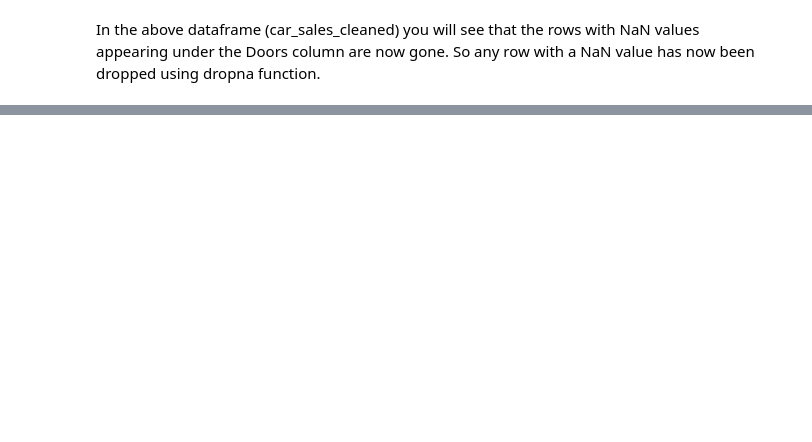
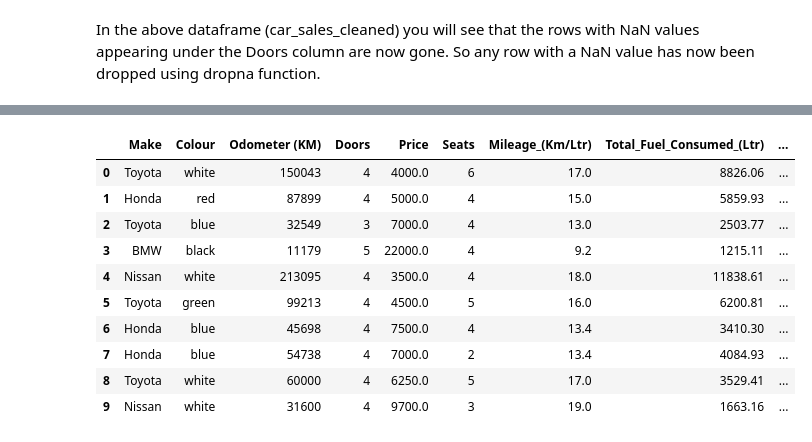
Before and after one commit to PokaYoke-Anootosh/poka_yoke_pyDojo, a Jupyter notebook: 02_Intro_to_PANDAS.ipynb, the cells around one changed output, grey strips where cells are left out. Drawn from its saved outputs; the diff is of its cells as text; code cells hidden in the pictures; blank space fills up the shorter version.

Commit message:
Updates as on 24-Oct-2026: Added more Data manipulation funnctions - create columns, calculated columns, drop columns

```diff
--- a/02_Intro_to_PANDAS.ipynb
+++ b/02_Intro_to_PANDAS.ipynb
@@ -686,0 +745,7 @@ In the above dataframe (car_sales_cleaned) you will see that the rows with NaN v
+# %%
+# Let's Add a column which calculates the Total Fuel each car has consumed based on the Odometer reading
+# and the recorded mileage/Fuel Economy it gives. So, basically we'll create a calculated column:
+
+car_sales["Total Fuel Consumed (Ltr.)"] = 1 / car_sales["Mileage_(Km/Ltr)"] * car_sales["Odometer (KM)"]
+
+car_sales
@@ -686,0 +764,8 @@ In the above dataframe (car_sales_cleaned) you will see that the rows with NaN v
+# %%
+# Ok, Let's create this same column without the spaces in the Column name.
+# So, first let's remove the old column first:
+
+car_sales = car_sales.drop(columns=["Total Fuel Consumed (Ltr.)"])
+
+car_sales
+# The last calculated column "Total Fuel Consumed (Ltr.)" has now been removed.
@@ -686,0 +784,35 @@ In the above dataframe (car_sales_cleaned) you will see that the rows with NaN v
+# %%
+# Creating back the same column with a Column name that does not have spaces with rounded figures upto 2 decimals:
+
+car_sales["Total_Fuel_Consumed_(Ltr)"] = (1 / car_sales["Mileage_(Km/Ltr)"] * car_sales["Odometer (KM)"]).round(2)
+
+# Adding the Fuel type column too...
+
+Fuel_Type = pd.Series({
+    0:"petrol",
+    1:"petrol",
+    2:"petrol",
+    3:"diesel",
+    4:"petrol",
+    5:"diesel",
+    6:"diesel",
+    7:"diesel",
+    8:"petrol",
+    9:"diesel"
+})
+
+car_sales["Fuel-type"] = Fuel_Type
+
+car_sales
+# %% [output]
+|  | Make | Colour | Odometer (KM) | Doors | Price | Seats | Mileage_(Km/Ltr) | Total_Fuel_Consumed_(Ltr) | ... |
+| 0 | Toyota | white | 150043 | 4 | 4000.0 | 6 | 17.0 | 8826.06 | ... |
+| 1 | Honda | red | 87899 | 4 | 5000.0 | 4 | 15.0 | 5859.93 | ... |
+| 2 | Toyota | blue | 32549 | 3 | 7000.0 | 4 | 13.0 | 2503.77 | ... |
+| 3 | BMW | black | 11179 | 5 | 22000.0 | 4 | 9.2 | 1215.11 | ... |
+| 4 | Nissan | white | 213095 | 4 | 3500.0 | 4 | 18.0 | 11838.61 | ... |
+| 5 | Toyota | green | 99213 | 4 | 4500.0 | 5 | 16.0 | 6200.81 | ... |
+| 6 | Honda | blue | 45698 | 4 | 7500.0 | 4 | 13.4 | 3410.30 | ... |
+| 7 | Honda | blue | 54738 | 4 | 7000.0 | 2 | 13.4 | 4084.93 | ... |
+| 8 | Toyota | white | 60000 | 4 | 6250.0 | 5 | 17.0 | 3529.41 | ... |
+| 9 | Nissan | white | 31600 | 4 | 9700.0 | 3 | 19.0 | 1663.16 | ... |
```
Also changed, not shown: parts of 6 cells of this notebook.
